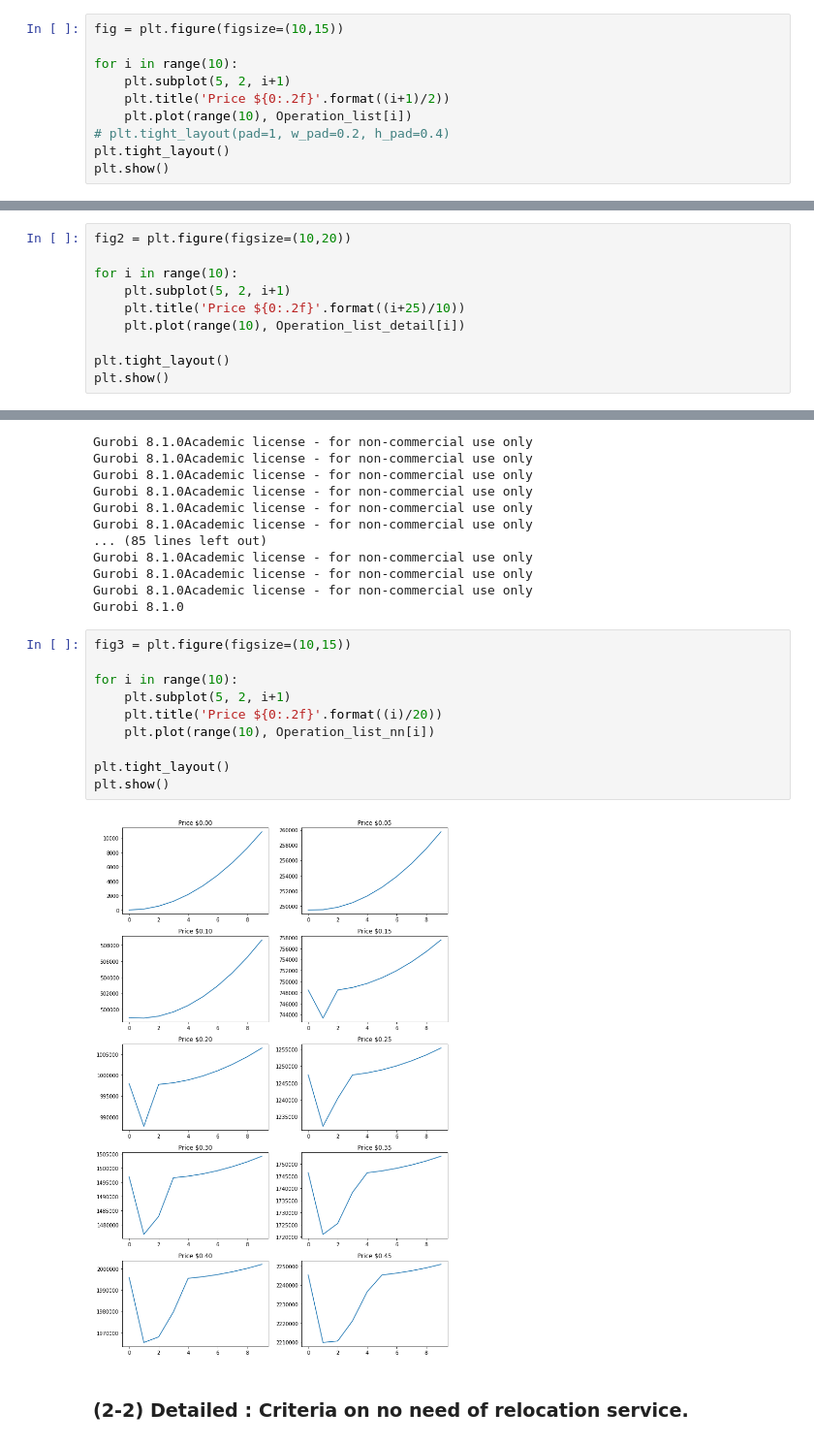
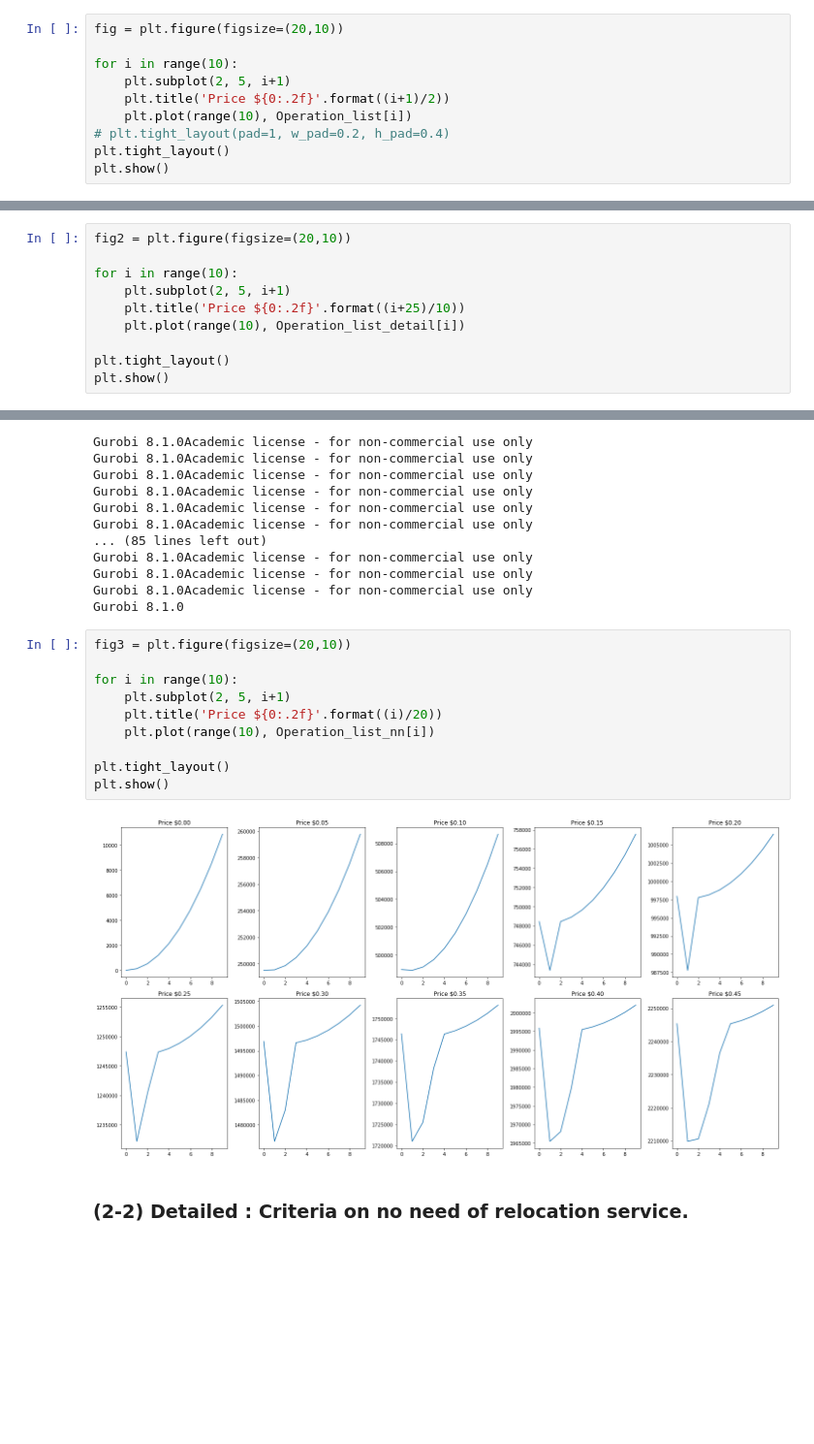
Before and after one commit to yyul10/LA_metro_bike_relocation, a Jupyter notebook: LA_metro_bike-relocation.ipynb, the cells around one changed output, grey strips where cells are left out. Shown: that part at 97% size. Saved outputs shown, nothing was run; the diff lists cells and outputs as text; blank space fills up the shorter version.

```diff
--- a/LA_metro_bike-relocation.ipynb
+++ b/LA_metro_bike-relocation.ipynb
@@ -858,10 +858,10 @@ Gurobi 8.1.0
   24037554.526002187,
   24020178.385308437]]
 # %%
-fig = plt.figure(figsize=(10,15))
+fig = plt.figure(figsize=(20,10))
 
 for i in range(10):
-    plt.subplot(5, 2, i+1)
+    plt.subplot(2, 5, i+1)
     plt.title('Price ${0:.2f}'.format((i+1)/2))
     plt.plot(range(10), Operation_list[i])
 # plt.tight_layout(pad=1, w_pad=0.2, h_pad=0.4)
@@ -936,3 +936,13 @@ Gurobi 8.1.0Academic license - for non-commercial use only
 Gurobi 8.1.0Academic license - for non-commercial use only
 Gurobi 8.1.0Academic license - for non-commercial use only
 Gurobi 8.1.0
+# %%
+fig2 = plt.figure(figsize=(20,10))
+
+for i in range(10):
+    plt.subplot(2, 5, i+1)
+    plt.title('Price ${0:.2f}'.format((i+25)/10))
+    plt.plot(range(10), Operation_list_detail[i])
+
+plt.tight_layout()
+plt.show()
@@ -962,13 +974,3 @@ Operation_list_detail[6] # Price $3.10, the price goes up at last.
  14970754.821961718,
  14969477.024521384,
  14970413.085991258]
-# %%
-fig2 = plt.figure(figsize=(10,20))
-
-for i in range(10):
-    plt.subplot(5, 2, i+1)
-    plt.title('Price ${0:.2f}'.format((i+25)/10))
-    plt.plot(range(10), Operation_list_detail[i])
-
-plt.tight_layout()
-plt.show()
@@ -1044,17 +1044,17 @@ Gurobi 8.1.0Academic license - for non-commercial use only
 Gurobi 8.1.0Academic license - for non-commercial use only
 Gurobi 8.1.0
 # %%
-fig3 = plt.figure(figsize=(10,15))
+fig3 = plt.figure(figsize=(20,10))
 
 for i in range(10):
-    plt.subplot(5, 2, i+1)
+    plt.subplot(2, 5, i+1)
     plt.title('Price ${0:.2f}'.format((i)/20))
     plt.plot(range(10), Operation_list_nn[i])
 
 plt.tight_layout()
 plt.show()
 # %% [output]
-[figure, old version]
+[figure, new version]
 # %% [markdown]
 ### (2-2) Detailed : Criteria on no need of relocation service.
 # %%
```
Also changed, not shown: parts of 3 cells of this notebook.
